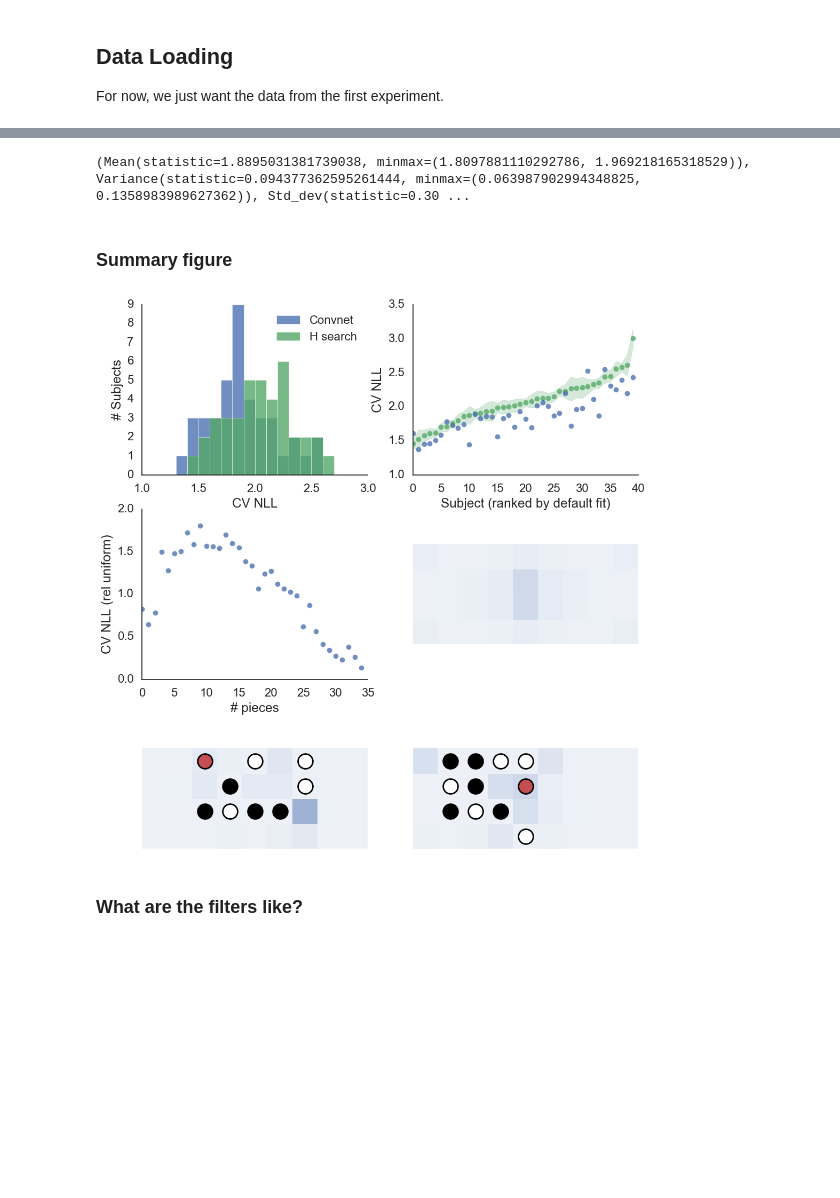
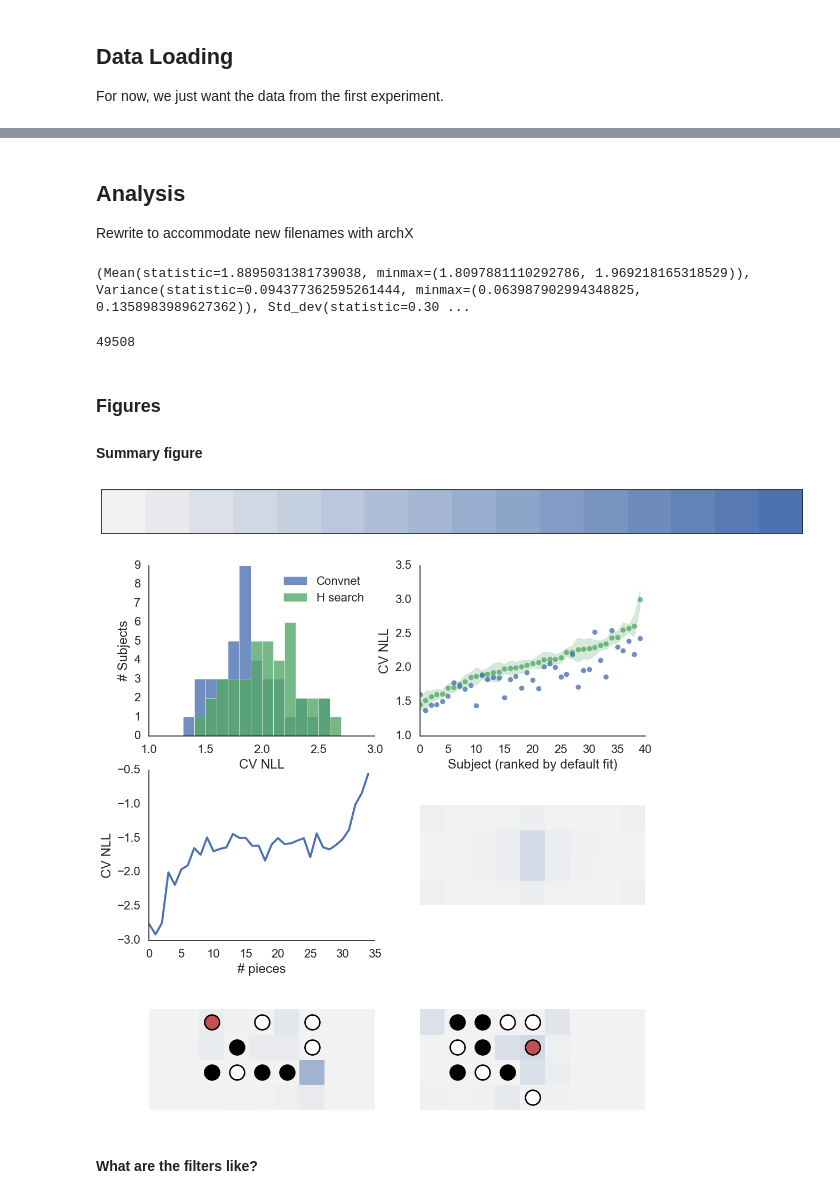
Before and after one commit to galbiati/nns-for-mnk, a Jupyter notebook: Results.ipynb, the cells around one changed output, grey strips where cells are left out. Cells and saved outputs as stored; diff of their text form; code cells hidden in the pictures; blank space fills up the shorter version.

```diff
--- a/Results.ipynb
+++ b/Results.ipynb
@@ -16,7 +16,8 @@ from network import *
 from architectures import *
 import matplotlib.pyplot as plt
 import seaborn as sns
-from scipy.stats import bayes_mvs as bmvs
+from scipy.stats import bayes_mvs, entropy, linregress, spearmanr
+
 
 # settings
 %matplotlib inline
@@ -29,6 +30,7 @@ colors = sns.color_palette()
 L = lasagne.layers
 nl = lasagne.nonlinearities
 T = theano.tensor
+bmvs = bayes_mvs
 # %% [markdown]
 ## Data Loading
 
@@ -48,3 +49,7 @@ Ss = np.concatenate(hvhdata[4])
+# %% [markdown]
+## Analysis
+
+Rewrite to accommodate new filenames with archX
 # %%
 # reproduce data
 tune_results = np.zeros([40, 5, 5])
@@ -71,6 +76,13 @@ for i, n in enumerate(net_list):
 print(bmvs(tune_results.mean(axis=(1,2))))
 # %% [output]
 (Mean(statistic=1.8895031381739038, minmax=(1.8097881110292786, 1.969218165318529)), Variance(statistic=0.094377362595261444, minmax=(0.063987902994348825, 0.1358983989627362)), Std_dev(statistic=0.30 ...
+# %%
+n = 0
+for p in params:
+    n += p.size
+n
+# %% [output]
+49508
 # %%
 tune_results_byboard['npieces'] = Xs.sum(axis=(1, 2, 3))
 trbynpieces = tune_results_byboard.pivot_table(index='npieces', aggfunc=np.mean)
@@ -80,7 +92,8 @@ defarray = defarray.reshape([40, 5, 10]).reshape([40, 50])
 np.savetxt(os.path.join(resultsdir, 'loglik_by_npieces.txt'), trbynpieces.values)
 np.savetxt(os.path.join(resultsdir, 'arch32 agg fit exp 1-4 agg tune fit exp 0.csv'), trout, fmt='%.18f', delimiter=',')
 # %% [markdown]
-### Summary figure
+### Figures
+#### Summary figure
 # %%
 histkws = {
     'alpha': .8, 'edgecolor': 'white',
@@ -92,7 +105,7 @@ scatterkws = {
 }
 
 hmkws = {
-    'cbar': False, 'cmap': sns.light_palette(colors[0], as_cmap=True),
+    'cbar': False, 'cmap': sns.blend_palette([(.95, .95, .95), colors[0]], n_colors=16, as_cmap=True),
     'square': True, 'xticklabels': False, 'yticklabels': False,
     'vmin': 0, 'vmax': 1
 }
@@ -123,6 +136,10 @@ def show_net_response(pos_idx, ax, net=subnet):
     plt.setp(ax, frame_on=False)
 
     return None
+
+sns.palplot(sns.blend_palette([(.95, .95, .95), colors[0]], n_colors=16, as_cmap=False))
+# %% [output]
+[figure, added]
 # %%
 fig, axes = plt.subplots(3, 2, figsize=(12, 14), squeeze=False)
 
@@ -151,36 +168,36 @@ ax.fill_between(np.arange(40), y1=dlbs[orderidx], y2=dubs[orderidx], alpha=.25,
 ax.plot(np.arange(40), means[orderidx], color=colors[0], **scatterkws)
 plt.setp(ax, xlabel='Subject (ranked by default fit)', ylabel='CV NLL')
 
 
 ax = axes[1, 0]
 mos = [bmvs(trbynpieces.loc[i, :].values, alpha=.95) for i in np.arange(36)]
 means = np.array([mo[0][0] for mo in mos])
 lbs = np.array([mo[0][1][0] for mo in mos])
 ubs = np.array([mo[0][1][1] for mo in mos])
 
 means_corrected = -(means + np.log(1/(np.arange(36)+1)[::-1]))
-ax.plot(np.arange(36), means_corrected, **scatterkws)
+ax.plot(np.arange(36), -means) # **scatterkws)
 # ax.fill_between(np.arange(36), y1=lbs, y2=ubs)
-plt.setp(ax, xlabel='# pieces', ylabel='CV NLL (rel uniform)')
+plt.setp(ax, xlabel='# pieces', ylabel='CV NLL')
 
 
 ax = axes[1, 1]
 blank = np.zeros([1, 2, 4, 9])
 sns.heatmap(subnet.output_fn(blank).reshape([4, 9])[::-1, :], ax=ax, **hmkws)
 plt.setp(ax, frame_on=False)
 
 
 ax = axes[2, 0]
 show_net_response(0, ax=ax)
 
 
 ax = axes[2, 1]
 show_net_response(12, ax=ax)
 
 
 sns.despine();
 # %% [output]
-[figure, old version]
+[figure, new version]
 # %% [markdown]
-### What are the filters like?
+#### What are the filters like?
 # %%
```
Also changed, not shown: parts of 9 cells of this notebook, 2 other files.
